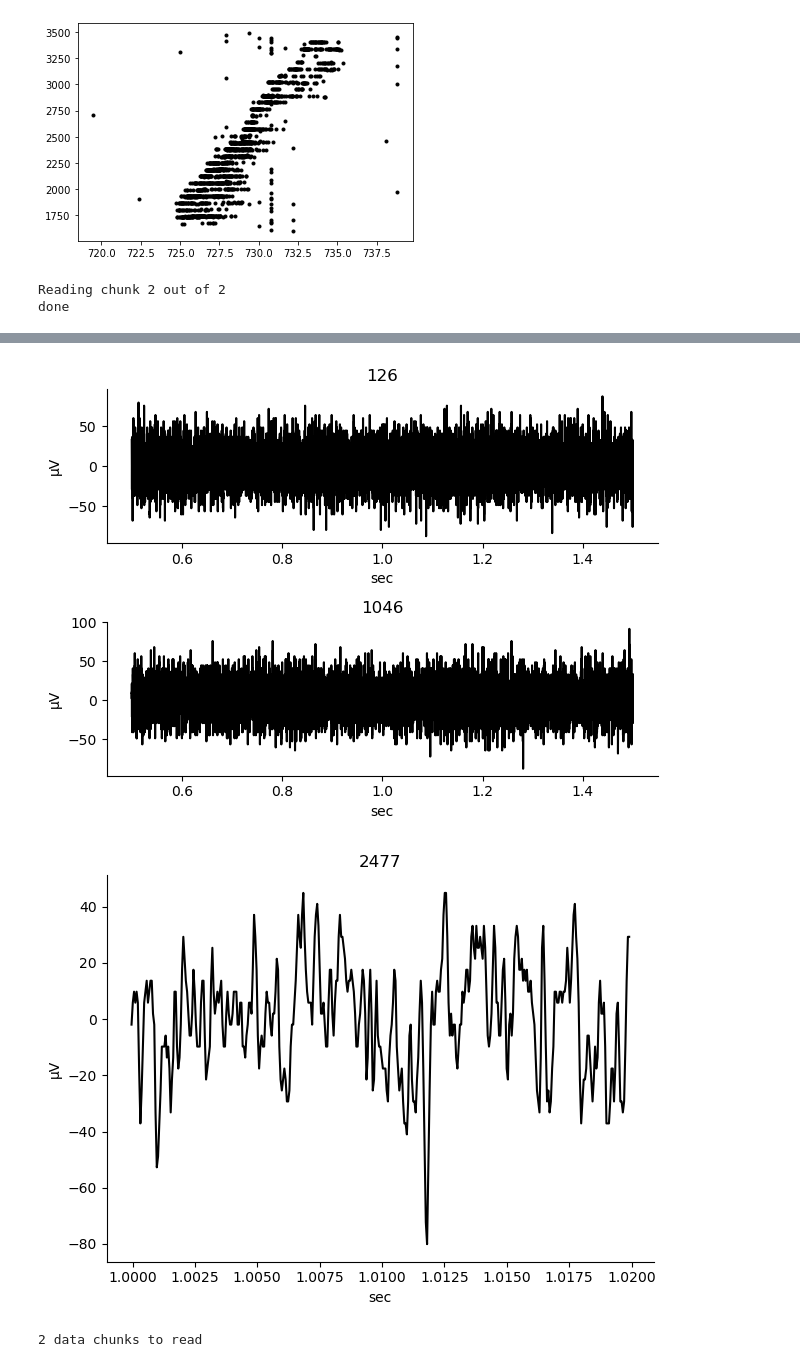
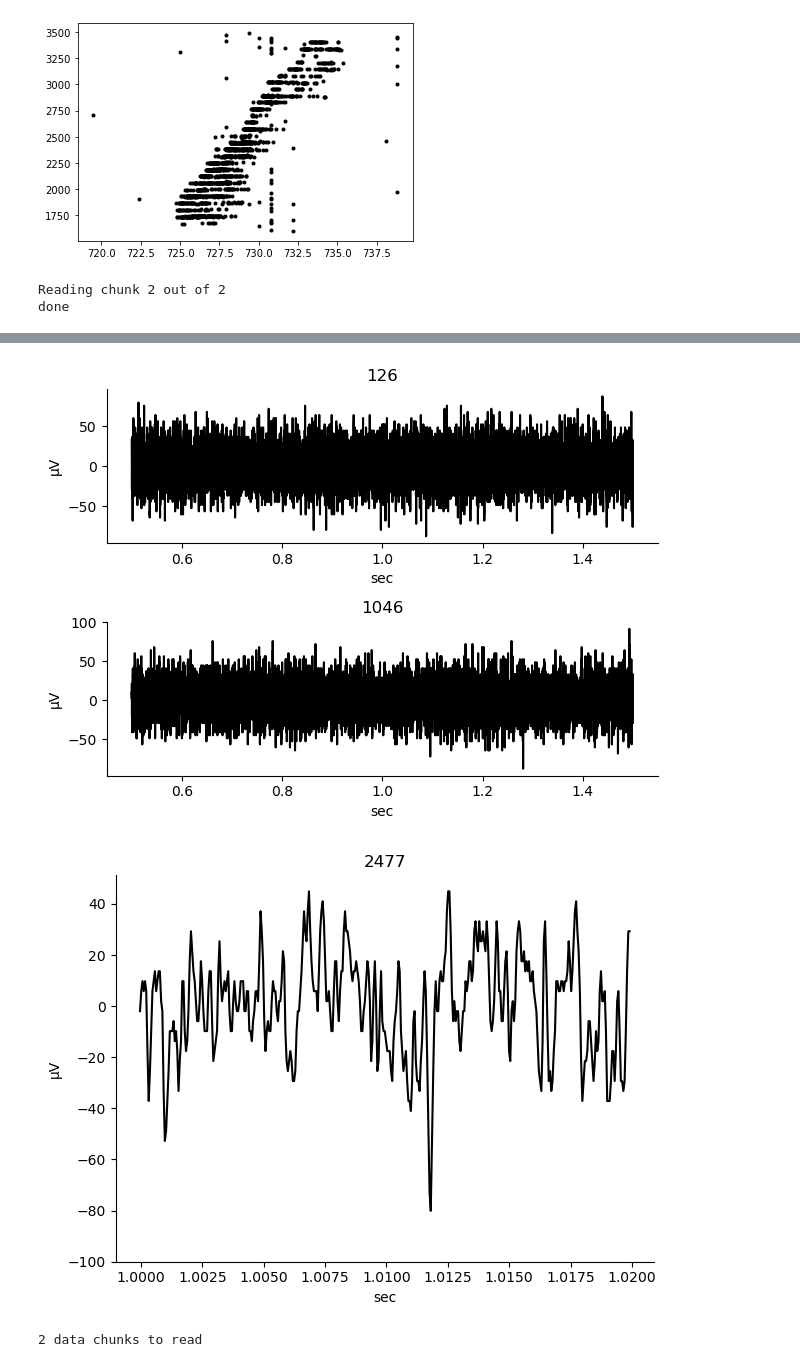
Before and after one commit to JeandeMontigny/beaf, a Jupyter notebook: notebooks/read_brw_files.ipynb, the cells around one changed output, grey strips where cells are left out. Cells and saved outputs as stored; diff of their text form; code cells hidden in the pictures.

```diff
--- a/notebooks/read_brw_files.ipynb
+++ b/notebooks/read_brw_files.ipynb
@@ -172,15 +172,15 @@ plt.show()
 # %%
 File = br.read_brw_file("../recordings/5s_rec_raw.brw", t_start = 0.5, t_end = 1.5, ch_to_extract=[126, 1046, 2477], frame_chunk = 10000, verbose=True)
 
 bv.plot_mea(File, ch_to_display=[126, 1046], label=[126, 1046], background=True)
 bv.plot_raw(File, ch_to_display=[126, 1046], t_start=0, t_end=2.5)
-bv.plot_raw(File, ch_to_display=[2477], t_start=1, t_end=1.02)
+bv.plot_raw(File, ch_to_display=[2477], t_start=1, t_end=1.02, y_min=-100)
 # %% [output]
 Reading chunk 2 out of 2
 done
 [figure]
 [figure]
-[figure, old version]
+[figure, new version]
 # %%
 File = br.read_brw_file("../recordings/cerebellum-slice1-01.brw", t_start = 0.5, t_end = 1.5, ch_to_extract=[1885, 1886, 1893, 1894, 1895])
 
```
Also changed, not shown: parts of 1 cell of this notebook, 1 other file.
